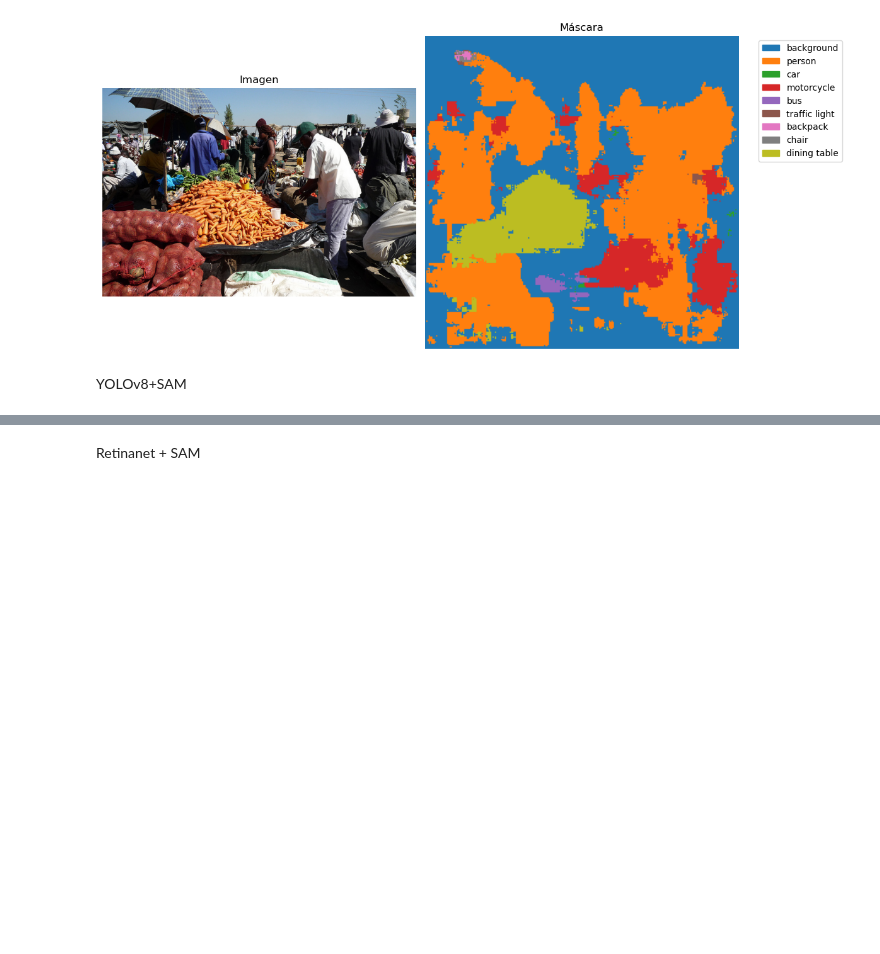
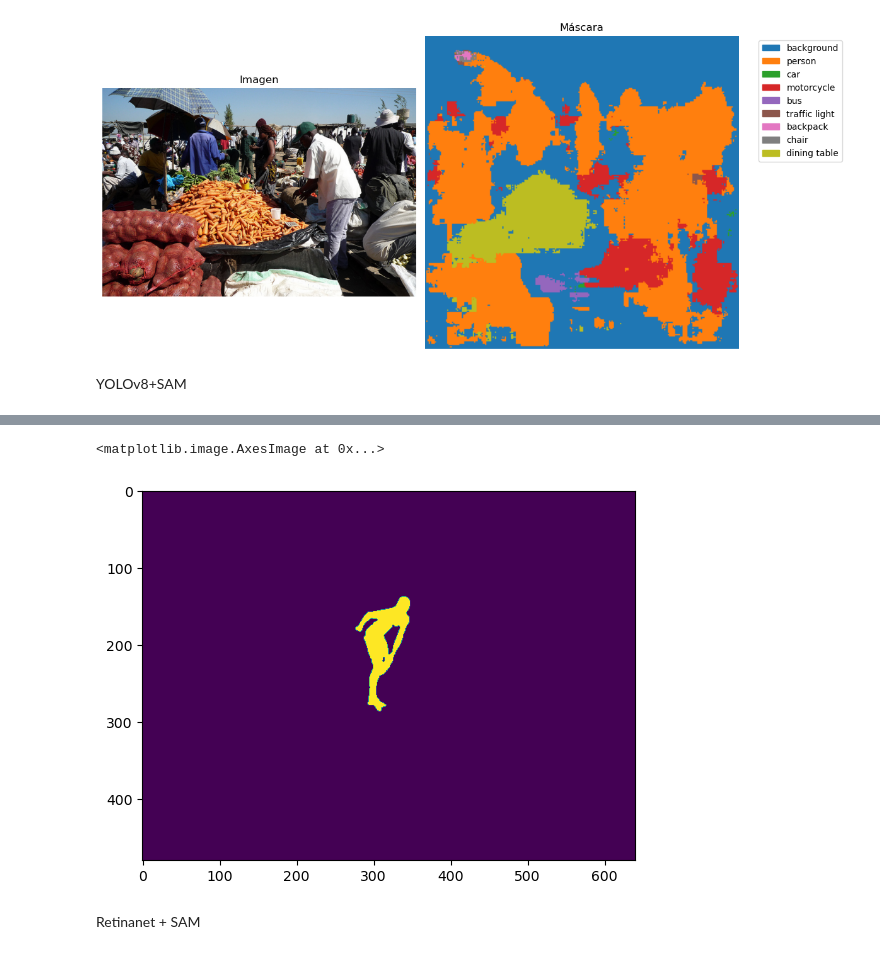
Before and after one commit to rucasca/TFM, a Jupyter notebook: src/results_evaluation.ipynb, the cells around one changed output, grey strips where cells are left out. Cells and saved outputs as stored; diff of their text form; code cells hidden in the pictures; blank space fills up the shorter version.

Commit message:
solved a bug in deployment

```diff
--- a/src/results_evaluation.ipynb
+++ b/src/results_evaluation.ipynb
@@ -371,3 +377,27 @@ Speed: 11.8ms preprocess, 516.6ms inference, 3.7ms postprocess per image at shap
+# %%
+from datetime import datetime
+import os
+
+timestamp = datetime.now().strftime('%Y%m%d_%H%M%S')
+
+output_name = f"Yolov8+SAM_{timestamp}.npz"
+
+output_path = r"C:\Users\ruben\Desktop\code_tfm\src\deployment\src\outputs"
+output_path = output_path +"\\"+ output_name
+
+
+# Optional: ensure the directory exists
+os.makedirs(os.path.dirname(output_path), exist_ok=True)
+
+# Step 3: Save both arrays into a single .npz file
+np.savez(output_path, image=image, result=result)
+# %%
+data = np.load(output_path)
+plt.imshow(data['result'])
+# print(data['array2'])
+# %% [output]
+<matplotlib.image.AxesImage at 0x...>
+[figure, added]
 # %% [markdown]
 Retinanet + SAM
 # %%
```
Also changed, not shown: parts of 3 cells of this notebook, 26 other files.
